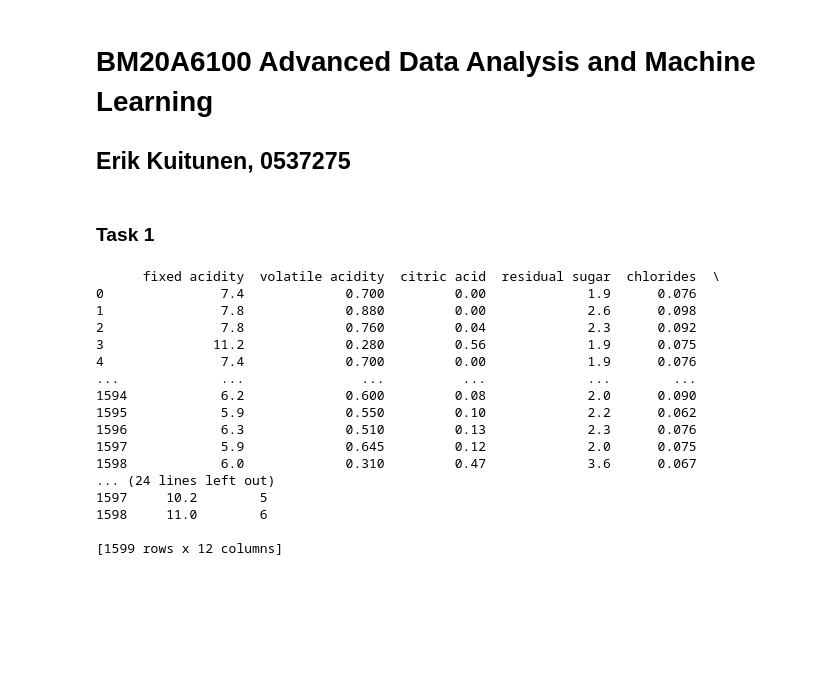
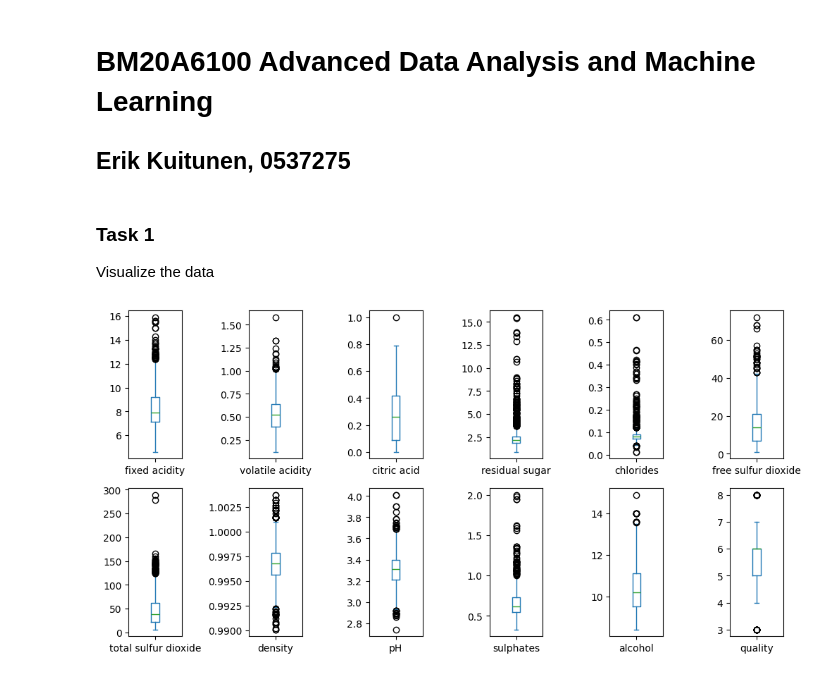
Before and after one commit to Erikkui/adaml-2024fall, a Jupyter notebook: week-02/week-02-tasks.ipynb, the cells around one changed output. Drawn from its saved outputs; the diff is of its cells as text; code cells hidden in the pictures; blank space fills up the shorter version.

```diff
--- a/week-02/week-02-tasks.ipynb
+++ b/week-02/week-02-tasks.ipynb
@@ -3,28 +3,27 @@
 ## Erik Kuitunen, 0537275
 # %% [markdown]
 ### Task 1
+Visualize the data
 # %%
 import numpy as np
 import pandas as pd
 import matplotlib.pyplot as plt
 
-
-data = pd.read_csv("winequality-red.csv")
+df = pd.read_csv("winequality-red.csv")
+col_names = list( df.columns )
+df_features = df.drop( "quality", axis =1 )
-# %% [output]
-      fixed acidity  volatile acidity  citric acid  residual sugar  chlorides  \
-0               7.4             0.700         0.00             1.9      0.076
-1               7.8             0.880         0.00             2.6      0.098
-2               7.8             0.760         0.04             2.3      0.092
-3              11.2             0.280         0.56             1.9      0.075
-4               7.4             0.700         0.00             1.9      0.076
-...             ...               ...          ...             ...        ...
-1594            6.2             0.600         0.08             2.0      0.090
-1595            5.9             0.550         0.10             2.2      0.062
-1596            6.3             0.510         0.13             2.3      0.076
-1597            5.9             0.645         0.12             2.0      0.075
-1598            6.0             0.310         0.47             3.6      0.067
-... (24 lines left out)
-1597     10.2        5
-1598     11.0        6
-
-[1599 rows x 12 columns]
+# %%
+# Drawing boxplots of features
+bp = df.plot(
+    kind = 'box',
+    subplots = True,
+    sharey = False,
+    layout = (2, 6),
+    figsize = (12, 6),
+)
+
+# Increase spacing between subplots
+plt.subplots_adjust(wspace=1.25)
+plt.show()
+# %% [output]
+[figure, added]
```
Also changed, not shown: parts of 6 cells of this notebook.
